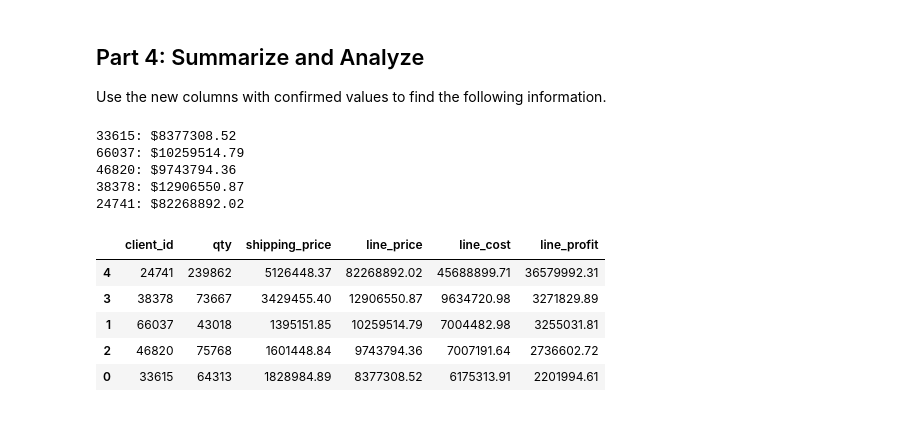
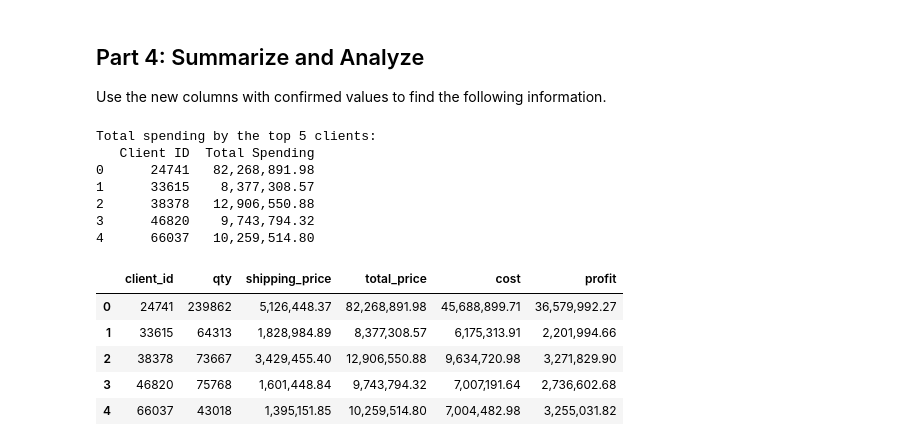
Before and after one commit to eporter13/pandas-challenge-1, a Jupyter notebook: module_4_challenge.ipynb, the cells around one changed output. Drawn from its saved outputs; the diff is of its cells as text; code cells hidden in the pictures.

```diff
--- a/module_4_challenge.ipynb
+++ b/module_4_challenge.ipynb
@@ -136,4 +121,20 @@ Do we know that this client spent the more money than client 66037? If not, how
 # Assume a shipping price of $7 per pound
 # for orders over 50 pounds and $10 per
 # pound for items 50 pounds or under.
+# Calculate the total weight for each line
+df['total_weight'] = df['unit_weight'] * df['qty']
+
+# Define a function to calculate the shipping price based on the total weight
+def calculate_shipping_price(total_weight):
+    if total_weight > 50:
+        shipping_price = 7 * total_weight
+    else:
+        shipping_price = 10 * total_weight
+    return shipping_price
+
+# Apply the calculate_shipping_price function to each row and create a new 'shipping_price' column
+df['shipping_price'] = df['total_weight'].apply(calculate_shipping_price)
+
+# Display the updated DataFrame
+df.head()
 # %% [output]
@@ -145,4 +149,6 @@ Do we know that this client spent the more money than client 66037? If not, how
 # Create a column for the total price
 # using the subtotal and the shipping price
 # along with a sales tax of 9.25%
+df['total_price'] = (df['subtotal'] + df['shipping_price'])*1.0925
+df.head()
 # %% [output]
@@ -155,6 +164,8 @@ Do we know that this client spent the more money than client 66037? If not, how
 # of each line using unit cost, qty, and
 # shipping price (assume the shipping cost
 # is exactly what is charged to the client).
+df['cost'] = df['unit_cost'] * df['qty'] + df['shipping_price']
+df.head()
 # %% [output]
 |  | first | last | job | phone | email | client_id | order_id | order_date | order_week | order_year | ... |
 | 0 | Donald | Harding | Immunologist | 793-904-7725x39308 | harding.donald.7185@sullivan.com | 58515 | 8953482 | 2023-04-28 | 17 | 2023 | ... |
@@ -164,6 +177,8 @@ Do we know that this client spent the more money than client 66037? If not, how
 # %%
 # Create a column for the profit of
 # each line using line cost and line price
+df['profit'] = df['total_price'] - df['cost']
+df.head()
 # %% [output]
 |  | first | last | job | phone | email | client_id | order_id | order_date | order_week | order_year | ... |
 | 0 | Donald | Harding | Immunologist | 793-904-7725x39308 | harding.donald.7185@sullivan.com | 58515 | 8953482 | 2023-04-28 | 17 | 2023 | ... |
@@ -191,24 +216,54 @@ Use the new columns with confirmed values to find the following information.
 # %%
 # How much did each of the top 5 clients by quantity
 # spend? Check your work from Part 1 for client ids.
+top_5_client_ids = df['client_id'].value_counts().head(5).index.tolist()
+
+# Filter the DataFrame to include only the top 5 clients
+top_5_clients_df = df[df['client_id'].isin(top_5_client_ids)]
+
+# Calculate the total amount spent by each client
+top_5_clients_df.groupby('client_id')['total_price'].sum()
+
+# Create a new DataFrame with client ID and total spending
+client_spending_df = pd.DataFrame({'Client ID': client_spending.index, 'Total Spending': client_spending.values})
+
+# Display the table of top 5 clients and their total spending
+print("Total spending by the top 5 clients:")
+print(client_spending_df)
 # %% [output]
-33615: $8377308.52
-66037: $10259514.79
-46820: $9743794.36
-38378: $12906550.87
-24741: $82268892.02
+Total spending by the top 5 clients:
+   Client ID  Total Spending
+0      24741   82,268,891.98
+1      33615    8,377,308.57
+2      38378   12,906,550.88
+3      46820    9,743,794.32
+4      66037   10,259,514.80
 # %%
 # Create a summary DataFrame showing the totals for the
 # for the top 5 clients with the following information:
 # total units purchased, total shipping price,
 # total revenue, and total profit. Sort by total profit.
+# Calculate the total units purchased, total shipping price, total revenue, and total profit for each client
+top_5_client_ids = df['client_id'].value_counts().head(5).index.tolist()
+
+# Filter the DataFrame to include only the top 5 clients
+top_5_clients_df = df[df['client_id'].isin(top_5_client_ids)]
+
+client_summary = top_5_clients_df.groupby('client_id').agg({
+    'qty': 'sum',
+    'shipping_price': 'sum',
+    'total_price': 'sum',
+    'cost': 'sum',
+    'profit': 'sum',
+}).reset_index()
+client_summary
 # %% [output]
-|  | client_id | qty | shipping_price | line_price | line_cost | line_profit |
-| 4 | 24741 | 239862 | 5126448.37 | 82268892.02 | 45688899.71 | 36579992.31 |
-| 3 | 38378 | 73667 | 3429455.40 | 12906550.87 | 9634720.98 | 3271829.89 |
-| 1 | 66037 | 43018 | 1395151.85 | 10259514.79 | 7004482.98 | 3255031.81 |
-| 2 | 46820 | 75768 | 1601448.84 | 9743794.36 | 7007191.64 | 2736602.72 |
-| 0 | 33615 | 64313 | 1828984.89 | 8377308.52 | 6175313.91 | 2201994.61 |
+|  | client_id | qty | shipping_price | total_price | cost | profit |
+| 0 | 24741 | 239862 | 5,126,448.37 | 82,268,891.98 | 45,688,899.71 | 36,579,992.27 |
+| 1 | 33615 | 64313 | 1,828,984.89 | 8,377,308.57 | 6,175,313.91 | 2,201,994.66 |
+| 2 | 38378 | 73667 | 3,429,455.40 | 12,906,550.88 | 9,634,720.98 | 3,271,829.90 |
+| 3 | 46820 | 75768 | 1,601,448.84 | 9,743,794.32 | 7,007,191.64 | 2,736,602.68 |
+| 4 | 66037 | 43018 | 1,395,151.85 | 10,259,514.80 | 7,004,482.98 | 3,255,031.82 |
 # %%
 # Format the data and rename the columns
 # to names suitable for presentation.
```
Also changed, not shown: parts of 16 cells of this notebook.
